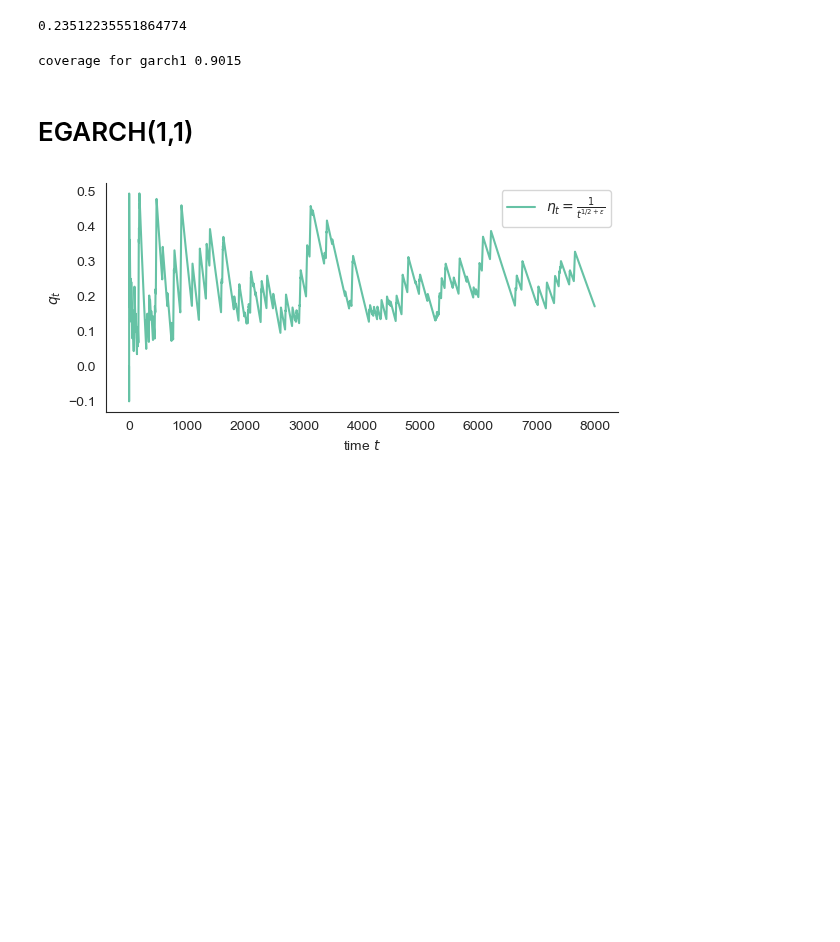
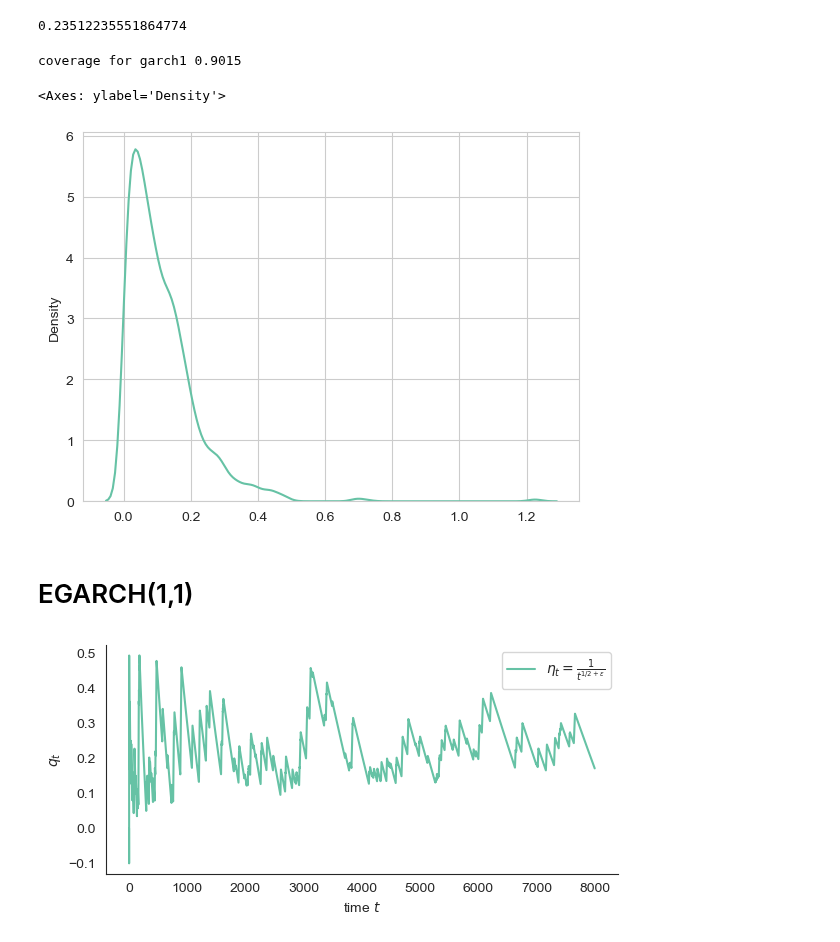
Before and after one commit to victorianian610/Online-Conformal-Prediction-with-SuperLearning-, a Jupyter notebook: Jump_Diffusion/Sim1/arch_sim1.ipynb, the cells around one changed output. Cells and saved outputs as stored; diff of their text form; code cells hidden in the pictures; blank space fills up the shorter version.

```diff
--- a/Jump_Diffusion/Sim1/arch_sim1.ipynb
+++ b/Jump_Diffusion/Sim1/arch_sim1.ipynb
@@ -616,6 +616,12 @@ CI_garch_decaying = results_garch['q_decaying'] * 2
 print(f"coverage for garch1", np.mean(results_garch['observed_coverages_decaying']))
 # %% [output]
 coverage for garch1 0.9015
+# %%
+garch1_score = abs(y_true_test - y_garch_pred)
+sns.kdeplot(garch1_score)
+# %% [output]
+<Axes: ylabel='Density'>
+[figure, added]
 # %% [markdown]
 # EGARCH(1,1)
 # %%
```
Also changed, not shown: parts of 13 cells of this notebook.
